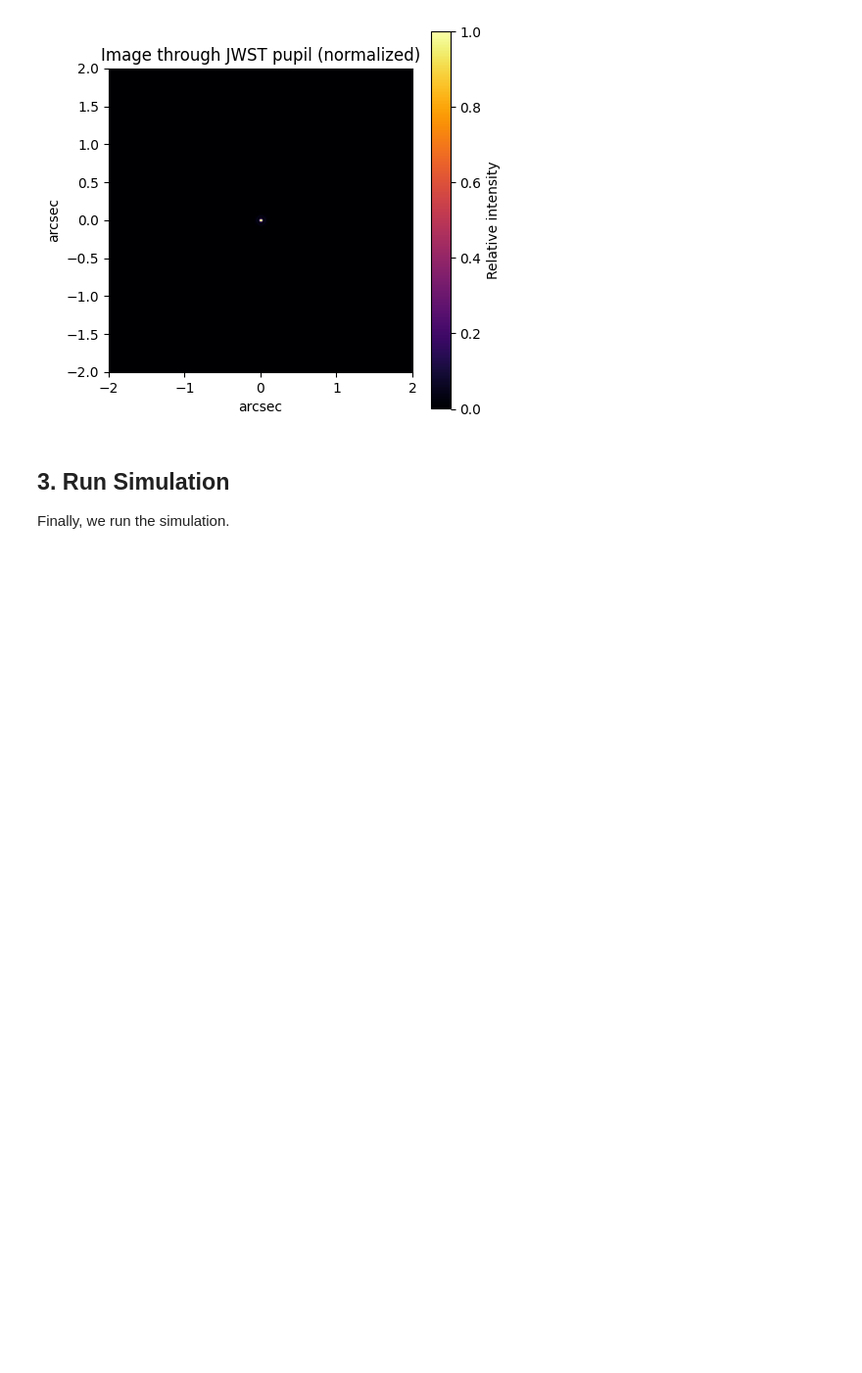
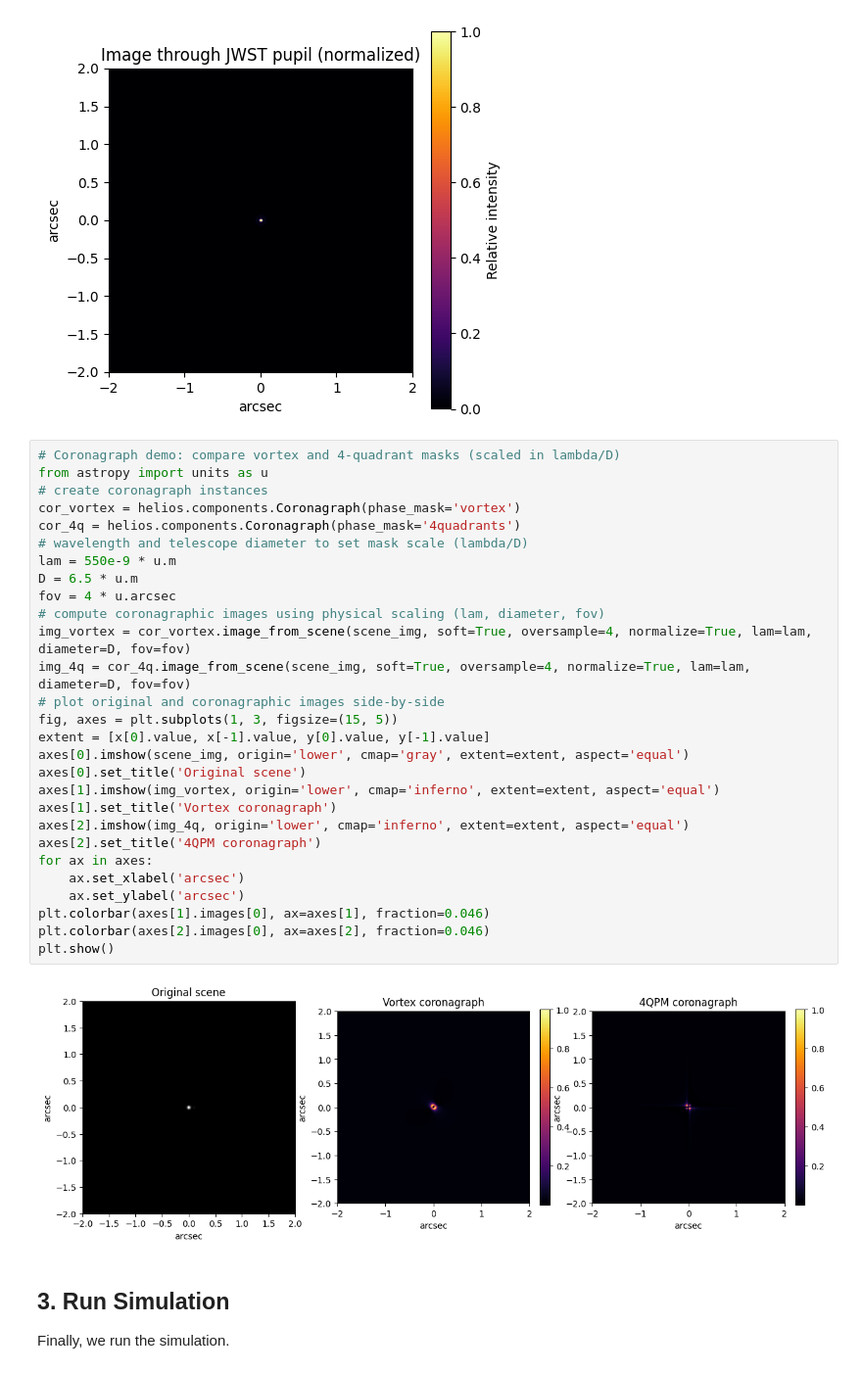
Before and after one commit to VForiel/HELIOS, a Jupyter notebook: examples/demo.ipynb, the cells around one changed output. Shown at 98% size. Saved outputs shown, nothing was run; the diff lists cells and outputs as text; blank space fills up the shorter version.

```diff
--- a/examples/demo.ipynb
+++ b/examples/demo.ipynb
@@ -130,6 +130,36 @@ plt.show()
 Scene render shape, min/max: (256, 256) 0.04927866464995703 1.0
 [figure]
 [figure]
+# %%
+# Coronagraph demo: compare vortex and 4-quadrant masks (scaled in lambda/D)
+from astropy import units as u
+# create coronagraph instances
+cor_vortex = helios.components.Coronagraph(phase_mask='vortex')
+cor_4q = helios.components.Coronagraph(phase_mask='4quadrants')
+# wavelength and telescope diameter to set mask scale (lambda/D)
+lam = 550e-9 * u.m
+D = 6.5 * u.m
+fov = 4 * u.arcsec
+# compute coronagraphic images using physical scaling (lam, diameter, fov)
+img_vortex = cor_vortex.image_from_scene(scene_img, soft=True, oversample=4, normalize=True, lam=lam, diameter=D, fov=fov)
+img_4q = cor_4q.image_from_scene(scene_img, soft=True, oversample=4, normalize=True, lam=lam, diameter=D, fov=fov)
+# plot original and coronagraphic images side-by-side
+fig, axes = plt.subplots(1, 3, figsize=(15, 5))
+extent = [x[0].value, x[-1].value, y[0].value, y[-1].value]
+axes[0].imshow(scene_img, origin='lower', cmap='gray', extent=extent, aspect='equal')
+axes[0].set_title('Original scene')
+axes[1].imshow(img_vortex, origin='lower', cmap='inferno', extent=extent, aspect='equal')
+axes[1].set_title('Vortex coronagraph')
+axes[2].imshow(img_4q, origin='lower', cmap='inferno', extent=extent, aspect='equal')
+axes[2].set_title('4QPM coronagraph')
+for ax in axes:
+    ax.set_xlabel('arcsec')
+    ax.set_ylabel('arcsec')
+plt.colorbar(axes[1].images[0], ax=axes[1], fraction=0.046)
+plt.colorbar(axes[2].images[0], ax=axes[2], fraction=0.046)
+plt.show()
+# %% [output]
+[figure, added]
 # %% [markdown]
 ## 3. Run Simulation
 Finally, we run the simulation.
```
Also changed, not shown: parts of 1 cell of this notebook, 6 other files.
